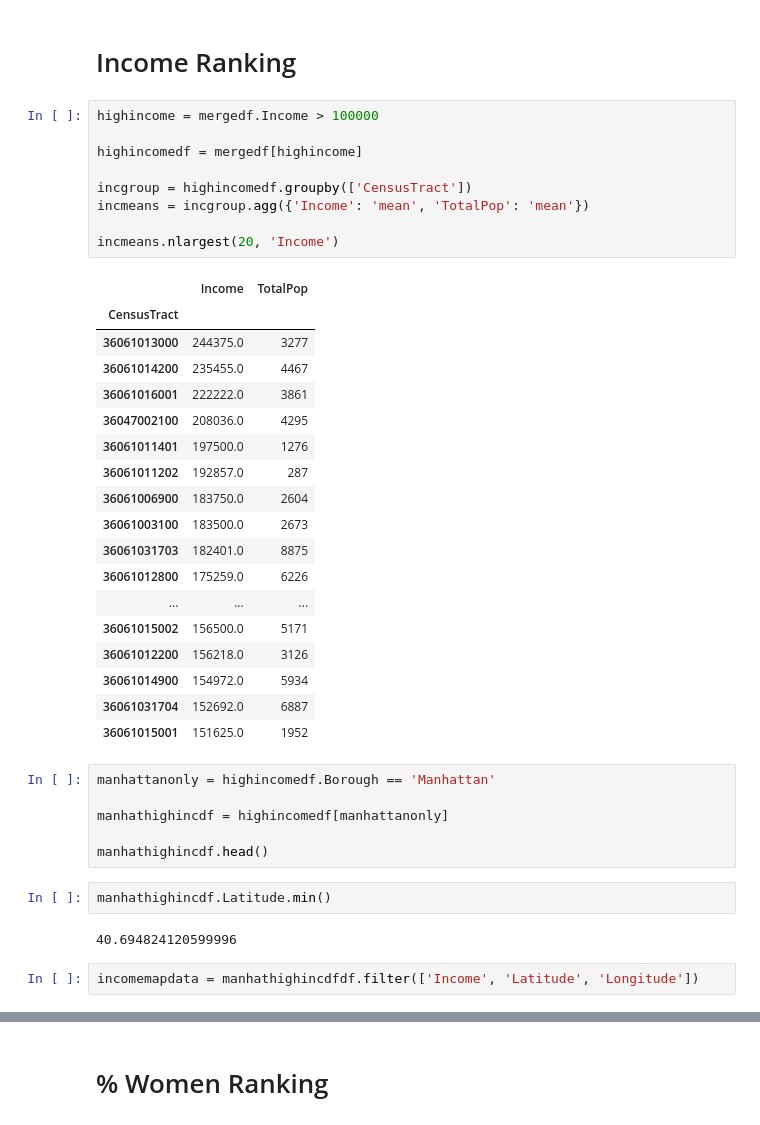
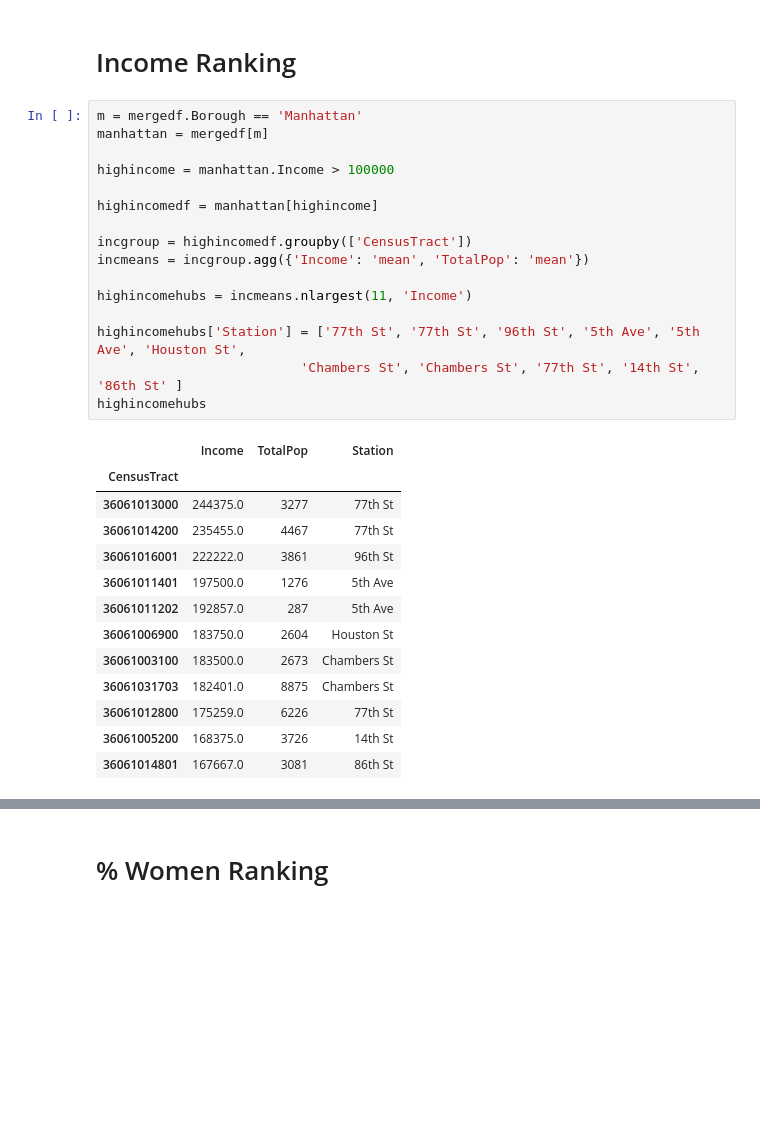
Before and after one commit to huangee/metis-MTA-project, a Jupyter notebook: NYC Census.ipynb, the cells around one changed output, grey strips where cells are left out. Cells and saved outputs as stored; diff of their text form; blank space fills up the shorter version.

Commit message:
update the NYC Census notebook

```diff
--- a/NYC Census.ipynb
+++ b/NYC Census.ipynb
@@ -185,42 +180,32 @@ mergedf.head()
 # %% [markdown]
 # Income Ranking
 # %%
-highincome = mergedf.Income > 100000
+m = mergedf.Borough == 'Manhattan'
+manhattan = mergedf[m]
 
-highincomedf = mergedf[highincome]
+highincome = manhattan.Income > 100000
+
+highincomedf = manhattan[highincome]
 
 incgroup = highincomedf.groupby(['CensusTract'])
 incmeans = incgroup.agg({'Income': 'mean', 'TotalPop': 'mean'})
 
-incmeans.nlargest(20, 'Income')
+highincomehubs = incmeans.nlargest(11, 'Income')
+
+highincomehubs['Station'] = ['77th St', '77th St', '96th St', '5th Ave', '5th Ave', 'Houston St',
+                          'Chambers St', 'Chambers St', '77th St', '14th St', '86th St' ]
+highincomehubs
 # %% [output]
-|  | Income | TotalPop |
-| CensusTract |  |  |
-| 36061013000 | 244375.0 | 3277 |
-| 36061014200 | 235455.0 | 4467 |
-| 36061016001 | 222222.0 | 3861 |
-| 36047002100 | 208036.0 | 4295 |
-| 36061011401 | 197500.0 | 1276 |
-| 36061011202 | 192857.0 | 287 |
-| 36061006900 | 183750.0 | 2604 |
-| 36061003100 | 183500.0 | 2673 |
-| 36061031703 | 182401.0 | 8875 |
-| 36061012800 | 175259.0 | 6226 |
-| ... | ... | ... |
-| 36061015002 | 156500.0 | 5171 |
-| 36061012200 | 156218.0 | 3126 |
-| 36061014900 | 154972.0 | 5934 |
-| 36061031704 | 152692.0 | 6887 |
-| 36061015001 | 151625.0 | 1952 |
+|  | Income | TotalPop | Station |
+| CensusTract |  |  |  |
+| 36061013000 | 244375.0 | 3277 | 77th St |
+| 36061014200 | 235455.0 | 4467 | 77th St |
+| 36061016001 | 222222.0 | 3861 | 96th St |
+| 36061011401 | 197500.0 | 1276 | 5th Ave |
+| 36061011202 | 192857.0 | 287 | 5th Ave |
+| 36061006900 | 183750.0 | 2604 | Houston St |
+| 36061003100 | 183500.0 | 2673 | Chambers St |
+| 36061031703 | 182401.0 | 8875 | Chambers St |
+| 36061012800 | 175259.0 | 6226 | 77th St |
+| 36061005200 | 168375.0 | 3726 | 14th St |
+| 36061014801 | 167667.0 | 3081 | 86th St |
-# %%
-manhattanonly = highincomedf.Borough == 'Manhattan'
-
-manhathighincdf = highincomedf[manhattanonly]
-
-manhathighincdf.head()
-# %%
-manhathighincdf.Latitude.min()
-# %% [output]
-40.694824120599996
-# %%
-incomemapdata = manhathighincdfdf.filter(['Income', 'Latitude', 'Longitude'])
```
Also changed, not shown: parts of 27 cells of this notebook.
